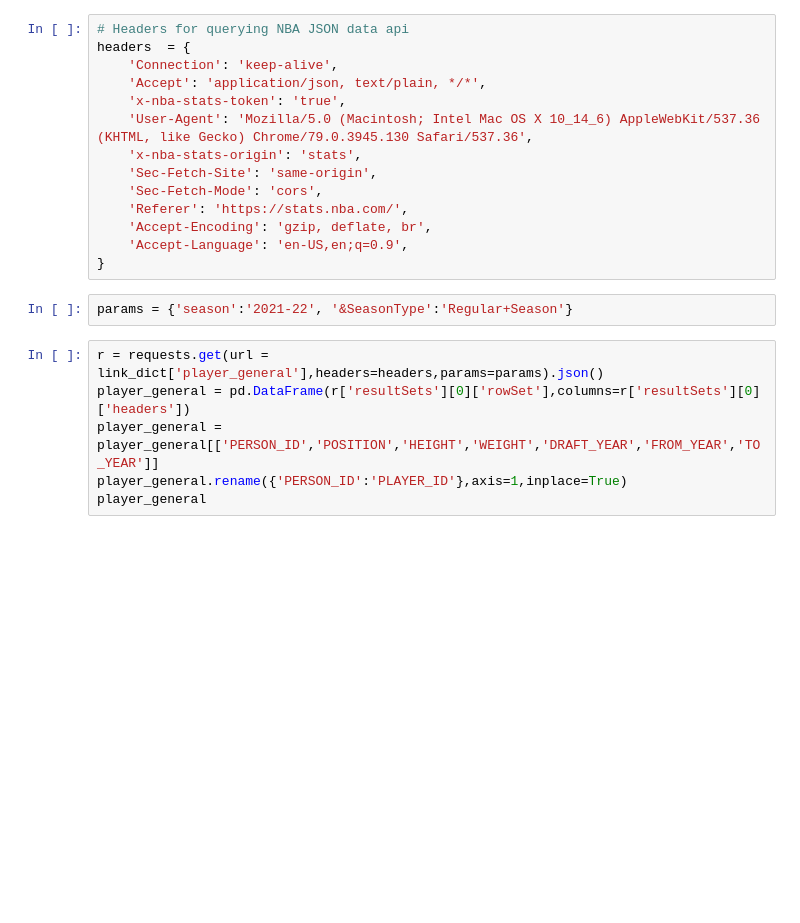
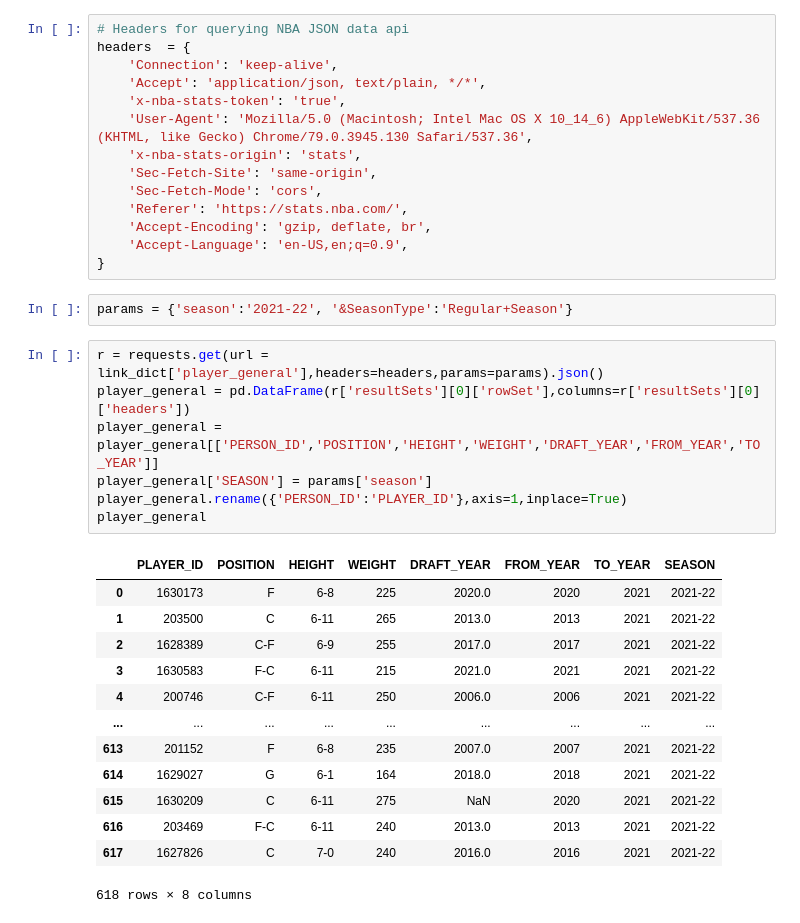
Before and after one commit to ImWesAdams/NBAPredictionsAndData, a Jupyter notebook: Analyzing and Regressing NBA Box Plus Minus.ipynb, the cells around one changed output. Cells and saved outputs as stored; diff of their text form; blank space fills up the shorter version.

```diff
--- a/Analyzing and Regressing NBA Box Plus Minus.ipynb
+++ b/Analyzing and Regressing NBA Box Plus Minus.ipynb
@@ -33,9 +33,24 @@ params = {'season':'2021-22', '&SeasonType':'Regular+Season'}
 # %%
 r = requests.get(url = link_dict['player_general'],headers=headers,params=params).json()
 player_general = pd.DataFrame(r['resultSets'][0]['rowSet'],columns=r['resultSets'][0]['headers'])
 player_general = player_general[['PERSON_ID','POSITION','HEIGHT','WEIGHT','DRAFT_YEAR','FROM_YEAR','TO_YEAR']]
+player_general['SEASON'] = params['season']
 player_general.rename({'PERSON_ID':'PLAYER_ID'},axis=1,inplace=True)
 player_general
+# %% [output]
+|  | PLAYER_ID | POSITION | HEIGHT | WEIGHT | DRAFT_YEAR | FROM_YEAR | TO_YEAR | SEASON |
+| 0 | 1630173 | F | 6-8 | 225 | 2020.0 | 2020 | 2021 | 2021-22 |
+| 1 | 203500 | C | 6-11 | 265 | 2013.0 | 2013 | 2021 | 2021-22 |
+| 2 | 1628389 | C-F | 6-9 | 255 | 2017.0 | 2017 | 2021 | 2021-22 |
+| 3 | 1630583 | F-C | 6-11 | 215 | 2021.0 | 2021 | 2021 | 2021-22 |
+| 4 | 200746 | C-F | 6-11 | 250 | 2006.0 | 2006 | 2021 | 2021-22 |
+| ... | ... | ... | ... | ... | ... | ... | ... | ... |
+| 613 | 201152 | F | 6-8 | 235 | 2007.0 | 2007 | 2021 | 2021-22 |
+| 614 | 1629027 | G | 6-1 | 164 | 2018.0 | 2018 | 2021 | 2021-22 |
+| 615 | 1630209 | C | 6-11 | 275 | NaN | 2020 | 2021 | 2021-22 |
+| 616 | 203469 | F-C | 6-11 | 240 | 2013.0 | 2013 | 2021 | 2021-22 |
+| 617 | 1627826 | C | 7-0 | 240 | 2016.0 | 2016 | 2021 | 2021-22 |
+618 rows × 8 columns
 # %%
 min_games = 40
 min_minutes = 15
```
Also changed, not shown: parts of 7 cells of this notebook.
